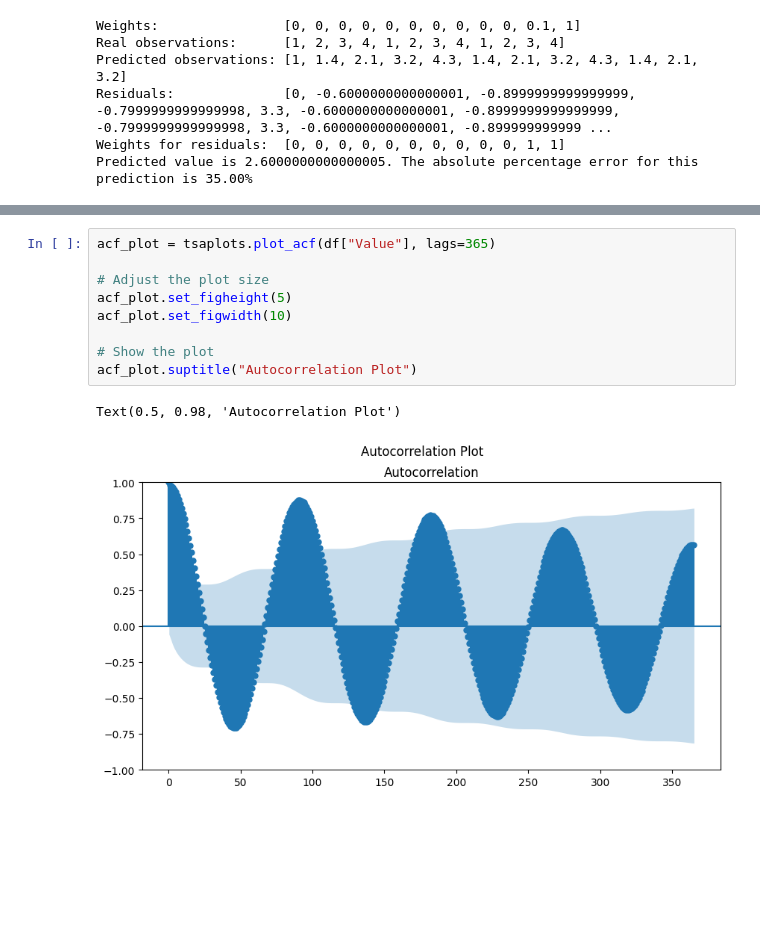
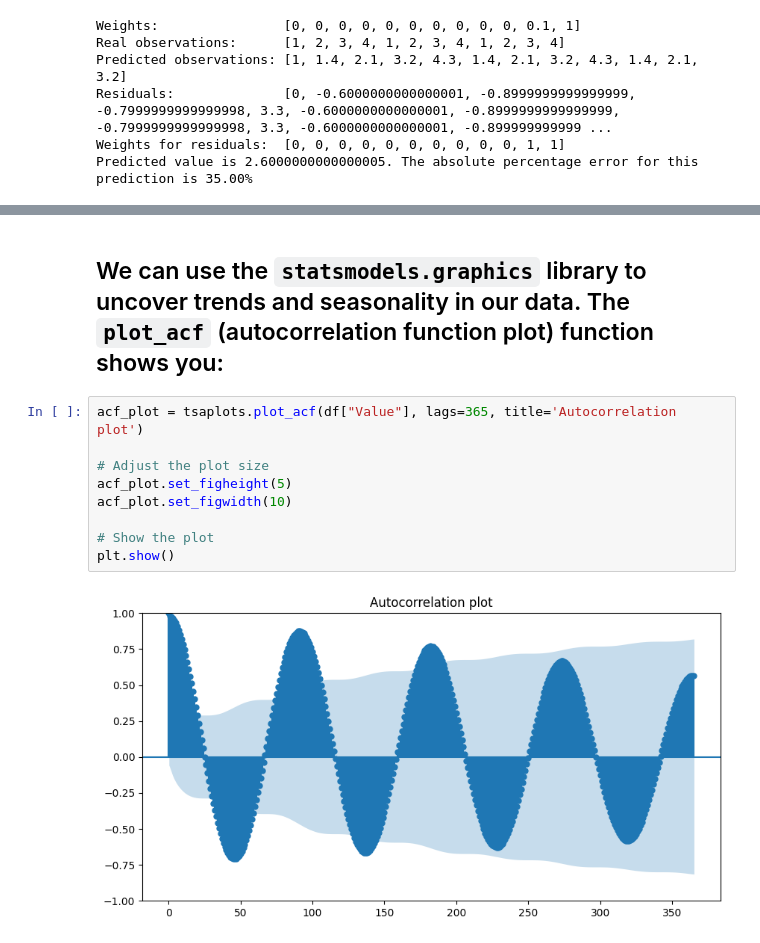
Before and after one commit to mcdejonge/lesson-timeseries, a Jupyter notebook: lecture-timeseries-1.ipynb, the cells around one changed output, grey strips where cells are left out. Drawn from its saved outputs; the diff is of its cells as text; blank space fills up the shorter version.

```diff
--- a/lecture-timeseries-1.ipynb
+++ b/lecture-timeseries-1.ipynb
@@ -188,12 +250,14 @@ plt.show()
+# %% [markdown]
+We can use the `statsmodels.graphics` library to uncover trends and seasonality in our data. The `plot_acf` (autocorrelation function plot) function shows you:
+-
 # %%
-acf_plot = tsaplots.plot_acf(df["Value"], lags=365)
+acf_plot = tsaplots.plot_acf(df["Value"], lags=365, title='Autocorrelation plot')
 
 # Adjust the plot size
 acf_plot.set_figheight(5)
 acf_plot.set_figwidth(10)
 
 # Show the plot
-acf_plot.suptitle("Autocorrelation Plot")
+plt.show()
 # %% [output]
-Text(0.5, 0.98, 'Autocorrelation Plot')
-[figure, old version]
+[figure, new version]
```
Also changed, not shown: parts of 33 cells of this notebook, 4 other files.
